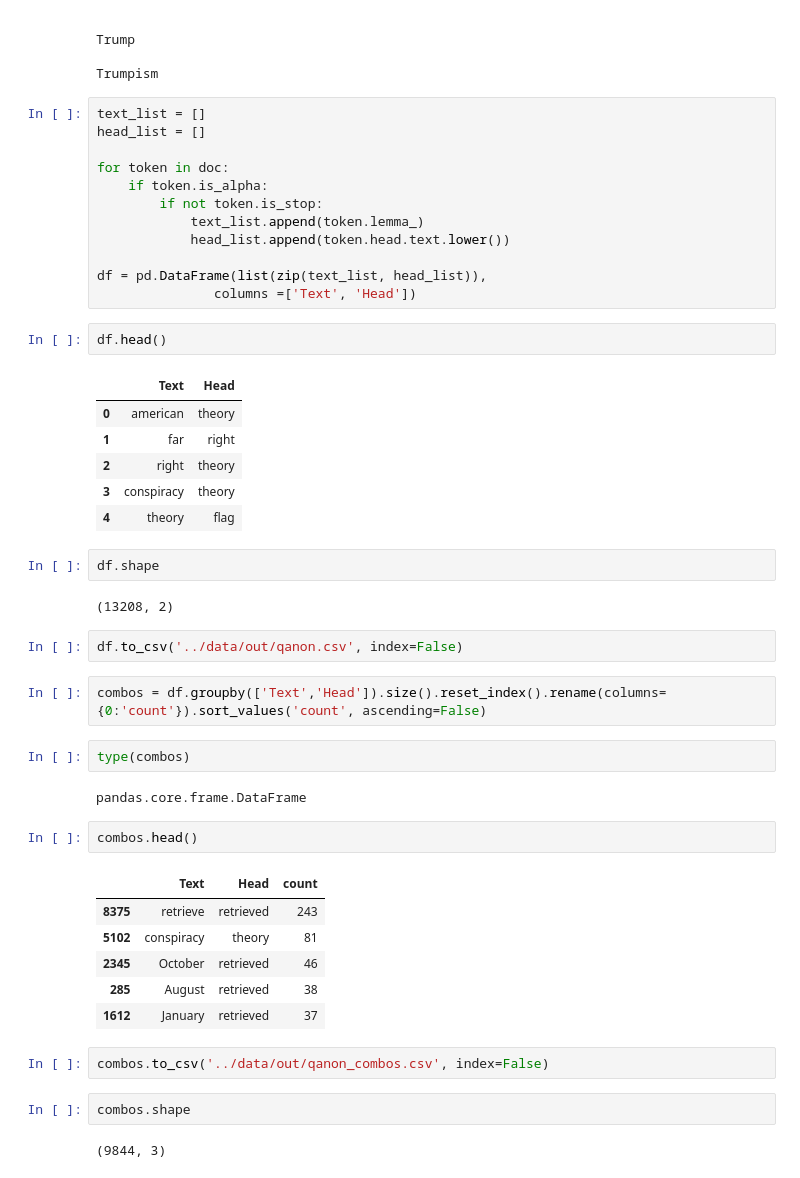
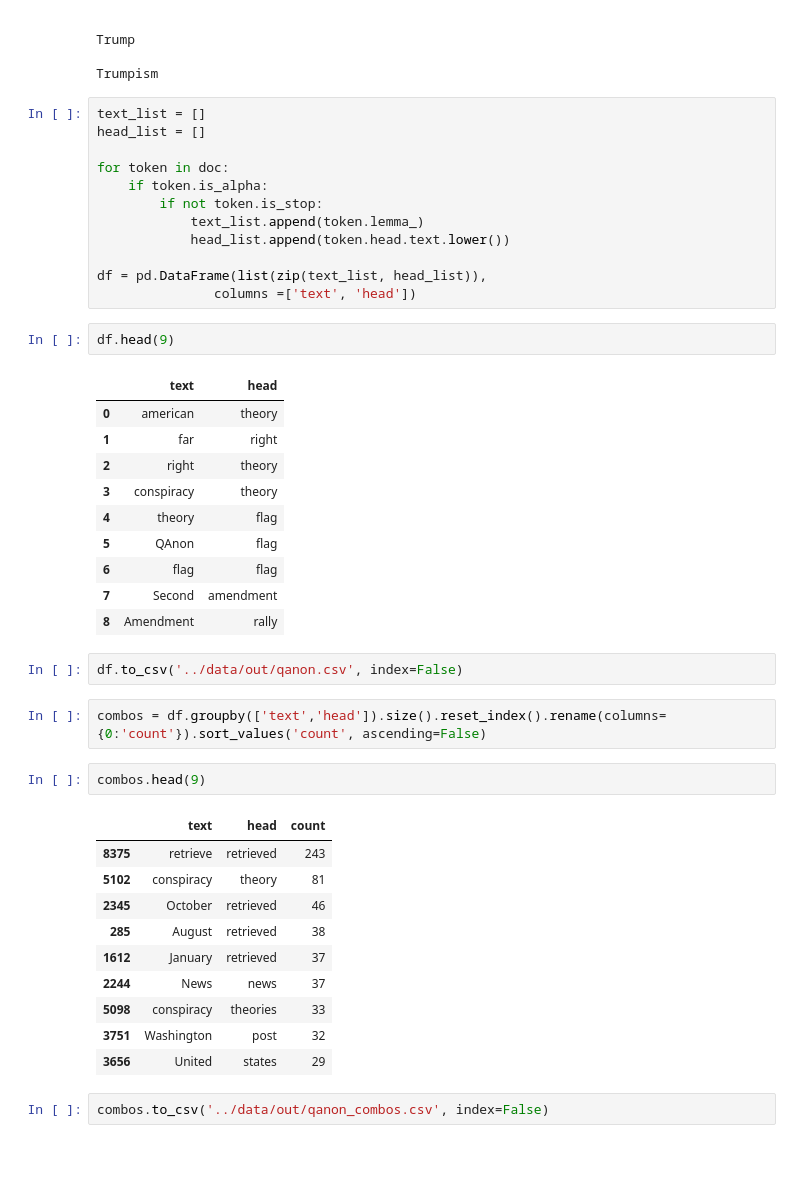
Before and after one commit to ecdedios/knowledge-graphs, a Jupyter notebook: notebooks/qanon-spacy.ipynb, the cells around one changed output. Saved outputs shown, nothing was run; the diff lists cells and outputs as text.

```diff
--- a/notebooks/qanon-spacy.ipynb
+++ b/notebooks/qanon-spacy.ipynb
@@ -112,40 +87,36 @@ for token in doc:
             head_list.append(token.head.text.lower())
 
 df = pd.DataFrame(list(zip(text_list, head_list)),
-               columns =['Text', 'Head'])
+               columns =['text', 'head'])
 # %%
-df.head()
+df.head(9)
 # %% [output]
-|  | Text | Head |
+|  | text | head |
 | 0 | american | theory |
 | 1 | far | right |
 | 2 | right | theory |
 | 3 | conspiracy | theory |
 | 4 | theory | flag |
+| 5 | QAnon | flag |
+| 6 | flag | flag |
+| 7 | Second | amendment |
+| 8 | Amendment | rally |
-# %%
-df.shape
-# %% [output]
-(13208, 2)
 # %%
 df.to_csv('../data/out/qanon.csv', index=False)
 # %%
-combos = df.groupby(['Text','Head']).size().reset_index().rename(columns={0:'count'}).sort_values('count', ascending=False)
+combos = df.groupby(['text','head']).size().reset_index().rename(columns={0:'count'}).sort_values('count', ascending=False)
-# %%
-type(combos)
-# %% [output]
-pandas.core.frame.DataFrame
 # %%
-combos.head()
+combos.head(9)
 # %% [output]
-|  | Text | Head | count |
+|  | text | head | count |
 | 8375 | retrieve | retrieved | 243 |
 | 5102 | conspiracy | theory | 81 |
 | 2345 | October | retrieved | 46 |
 | 285 | August | retrieved | 38 |
 | 1612 | January | retrieved | 37 |
+| 2244 | News | news | 37 |
+| 5098 | conspiracy | theories | 33 |
+| 3751 | Washington | post | 32 |
+| 3656 | United | states | 29 |
 # %%
 combos.to_csv('../data/out/qanon_combos.csv', index=False)
-# %%
-combos.shape
-# %% [output]
-(9844, 3)
```
Also changed, not shown: parts of 3 cells of this notebook, 4 other files.
